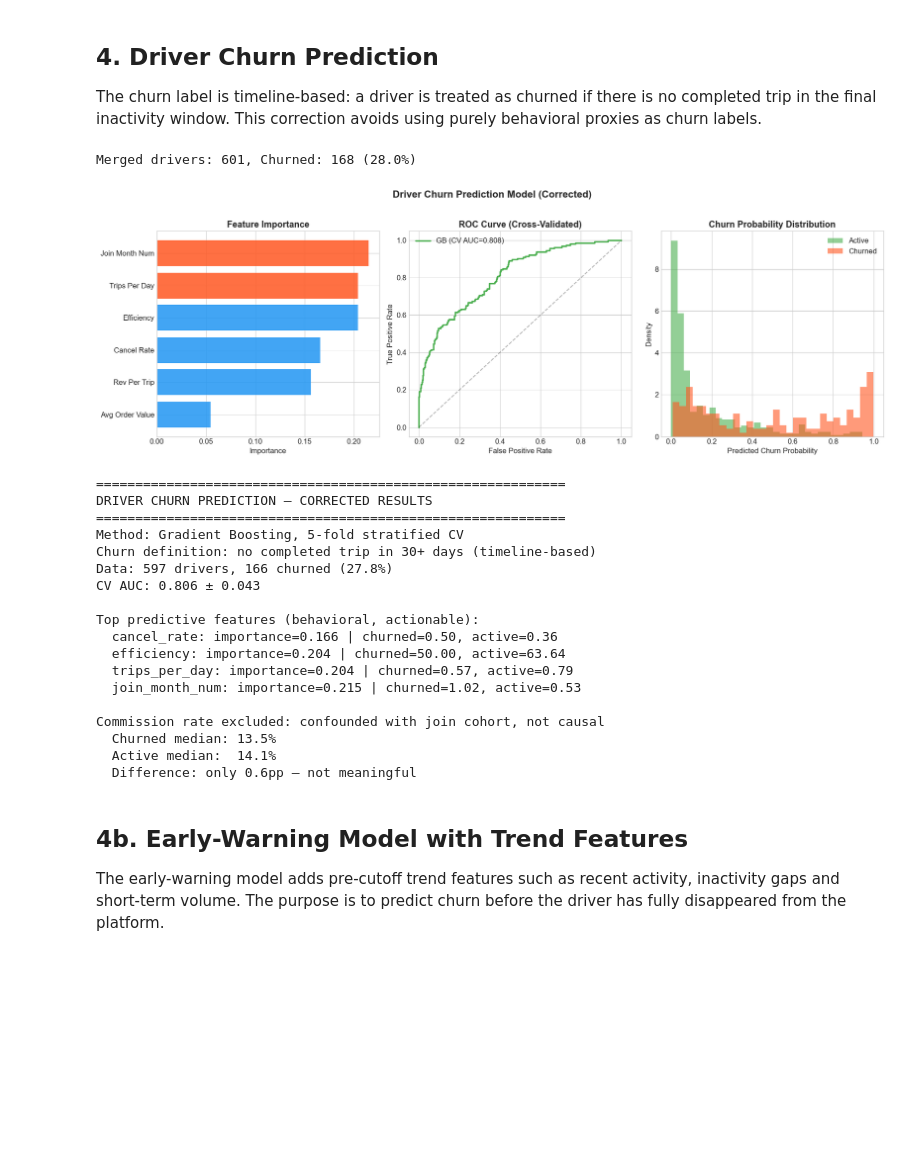
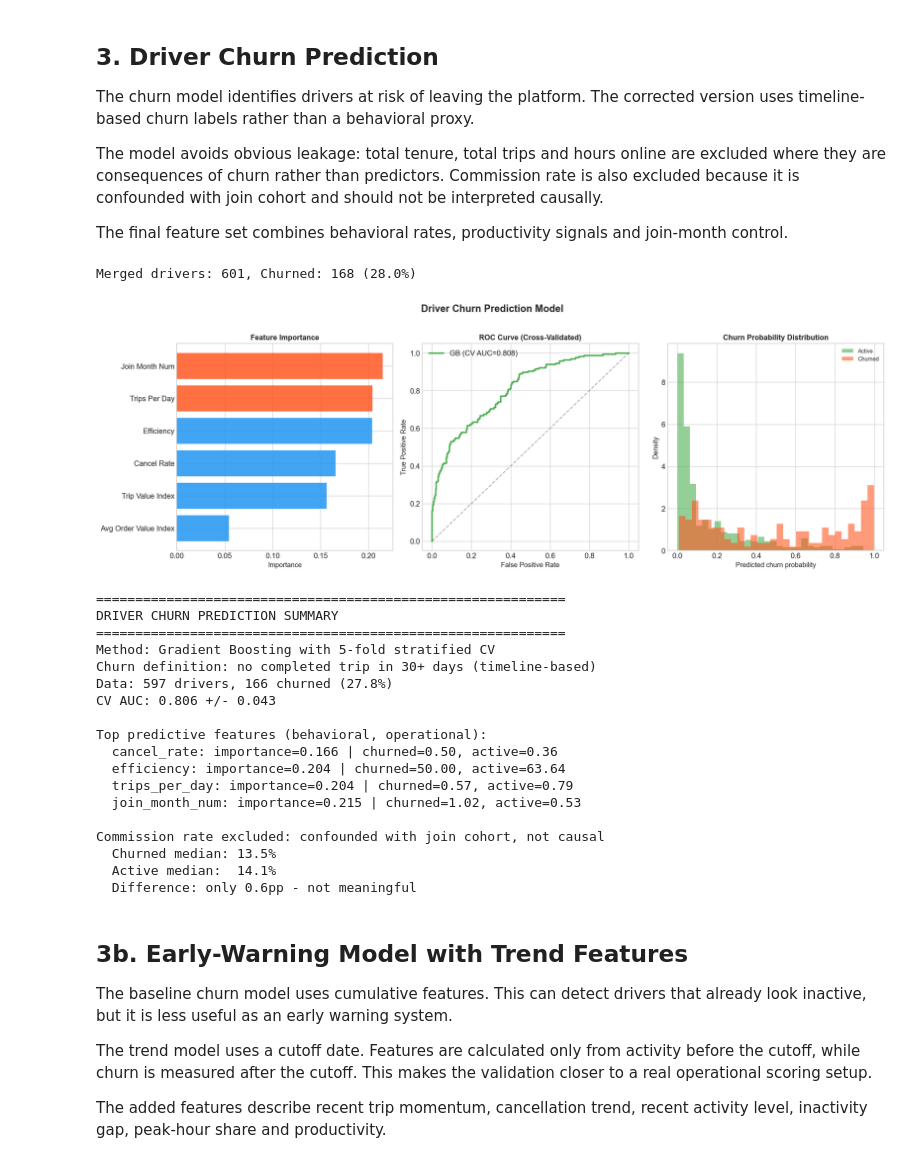
Before and after one commit to kryli/Thesis-work, a Jupyter notebook: notebooks/06_driver_ltv_churn_survival.ipynb, the cells around one changed output. Saved outputs shown, nothing was run; the diff lists cells and outputs as text; code cells hidden in the pictures; blank space fills up the shorter version.

```diff
--- a/notebooks/06_driver_ltv_churn_survival.ipynb
+++ b/notebooks/06_driver_ltv_churn_survival.ipynb
@@ -291,11 +347,17 @@ High-volume (≥51 trips) vs Low-volume:
 # %% [markdown]
-## 4. Driver Churn Prediction
+## 3. Driver Churn Prediction
 
-The churn label is timeline-based: a driver is treated as churned if there is no completed trip in the final inactivity window. This correction avoids using purely behavioral proxies as churn labels.
+The churn model identifies drivers at risk of leaving the platform. The corrected version uses timeline-based churn labels rather than a behavioral proxy.
+
+The model avoids obvious leakage: total tenure, total trips and hours online are excluded where they are consequences of churn rather than predictors. Commission rate is also excluded because it is confounded with join cohort and should not be interpreted causally.
+
+The final feature set combines behavioral rates, productivity signals and join-month control.
 # %%
-# KEY FIX: Use real timeline-based churn labels, not behavioral proxy
-# Join drivers.csv with orders via driver name (673/673 match)
+# Driver churn prediction
+# Use timeline-based churn labels rather than a behavioral proxy
+# Join driver attributes with order activity by driver name
 
+# Build driver timeline from completed orders
 completed_orders = df_new[df_new['Текущий статус'].str.contains('Выполнен', na=False)].copy()
 completed_orders['driver_name'] = completed_orders['Исполнитель'].str.strip()
 completed_orders['date'] = pd.to_datetime(completed_orders['Дата создания'],
@@ -312,9 +374,11 @@ timeline['tenure_days'] = (timeline['last_trip'] - timeline['first_trip']).dt.da
 timeline['days_since_last'] = (observation_end - timeline['last_trip']).dt.days
 timeline['churned'] = (timeline['days_since_last'] > 30).astype(int)
 
+# Merge with drivers.csv features
 merged = timeline.merge(df_drv, left_on='driver_name', right_on='name', how='inner')
 print(f'Merged drivers: {len(merged)}, Churned: {merged["churned"].sum()} ({merged["churned"].mean()*100:.1f}%)')
 
+# Compute order-level features
 order_stats = completed_orders.groupby('driver_name').agg(
     avg_order_value=('Стоимость', lambda x: pd.to_numeric(
         x.astype(str).str.replace(',', '.'), errors='coerce').mean())
@@ -322,15 +386,26 @@ order_stats = completed_orders.groupby('driver_name').agg(
 merged = merged.merge(order_stats, on='driver_name', how='left')
 merged['trips_per_day'] = merged['n_trips'] / merged['tenure_days'].replace(0, 1)
 merged['join_month_num'] = (merged['first_trip'] - merged['first_trip'].min()).dt.days / 30
+merged['trip_value_index'] = merged['rev_per_trip'] / merged['rev_per_trip'].replace([np.inf, -np.inf], np.nan).median() * 100
+merged['avg_order_value_index'] = merged['avg_order_value'] / merged['avg_order_value'].replace([np.inf, -np.inf], np.nan).median() * 100
 
+# Leakage controls
+# Tenure, total trips and online hours are outcomes of activity, so they are excluded
+# Commission rate is confounded with join cohort:
+# early cohort: higher observed churn among early adopters
+# later cohort: lower observed churn after platform scaling
+# the small median difference should not be read as causal
 
-feature_cols = ['cancel_rate', 'efficiency', 'rev_per_trip',
-                'avg_order_value', 'trips_per_day', 'join_month_num']
+# Clean feature set
+# Behavioral rates plus join cohort as a control variable
+feature_cols = ['cancel_rate', 'efficiency', 'trip_value_index',
+                'avg_order_value_index', 'trips_per_day', 'join_month_num']
 
 merged_clean = merged.dropna(subset=['hours_online'])
 X = merged_clean[feature_cols].fillna(0)
 y = merged_clean['churned']
 
+# Gradient Boosting with cross-validation
 gb = GradientBoostingClassifier(n_estimators=200, max_depth=3, learning_rate=0.1,
                                  min_samples_leaf=10, random_state=42)
 cv = StratifiedKFold(n_splits=5, shuffle=True, random_state=42)
@@ -339,68 +414,81 @@ y_cv_proba = cross_val_predict(gb, X, y, cv=cv, method='predict_proba')[:, 1]
 cv_auc = roc_auc_score(y, y_cv_proba)
 fpr, tpr, _ = roc_curve(y, y_cv_proba)
 
+# Fit for feature importance
 gb.fit(X, y)
 feat_imp = pd.Series(gb.feature_importances_, index=feature_cols).sort_values(ascending=True)
 
+# Plot
 fig, axes = plt.subplots(1, 3, figsize=(18, 6))
 
+# Feature importance
 ax = axes[0]
 colors_fi = ['#FF5722' if v > feat_imp.quantile(0.75) else '#2196F3' for v in feat_imp.values]
 ax.barh(range(len(feat_imp)), feat_imp.values, color=colors_fi, alpha=0.85)
 ax.set_yticks(range(len(feat_imp)))
-ax.set_yticklabels([f.replace('_', ' ').title() for f in feat_imp.index])
+feature_labels = {
+    'cancel_rate': 'Cancel Rate',
+    'efficiency': 'Efficiency',
+    'trip_value_index': 'Trip Value Index',
+    'avg_order_value_index': 'Avg Order Value Index',
+    'trips_per_day': 'Trips Per Day',
+    'join_month_num': 'Join Month Num',
+}
+ax.set_yticklabels([feature_labels.get(f, f.replace('_', ' ').title()) for f in feat_imp.index])
 ax.set_title('Feature Importance', fontweight='bold')
 ax.set_xlabel('Importance')
 
+# ROC curve
 ax = axes[1]
 ax.plot(fpr, tpr, color='#4CAF50', linewidth=2.5, label=f'GB (CV AUC={cv_auc:.3f})')
 ax.plot([0,1], [0,1], 'k--', alpha=0.3)
 ax.set_title('ROC Curve (Cross-Validated)', fontweight='bold')
 ax.set_xlabel('False Positive Rate')
 ax.set_ylabel('True Positive Rate')
 ax.legend(fontsize=12)
 
+# Churn probability distribution
 ax = axes[2]
 ax.hist(y_cv_proba[y==0], bins=30, alpha=0.6, color='#4CAF50', label='Active', density=True)
 ax.hist(y_cv_proba[y==1], bins=30, alpha=0.6, color='#FF5722', label='Churned', density=True)
 ax.set_title('Churn Probability Distribution', fontweight='bold')
 ax.set_xlabel('Predicted Churn Probability')
 ax.set_ylabel('Density')
 ax.legend()
 
-plt.suptitle('Driver Churn Prediction Model (Corrected)', fontsize=16, fontweight='bold', y=1.02)
+plt.suptitle('Driver Churn Prediction Model', fontsize=16, fontweight='bold', y=1.02)
 plt.tight_layout()
 plt.savefig('figures/fig_driver_churn_prediction.png', dpi=150, bbox_inches='tight')
 plt.show()
 
 print(f'\n{"="*60}')
-print(f'DRIVER CHURN PREDICTION — CORRECTED RESULTS')
+print(f'DRIVER CHURN PREDICTION SUMMARY')
 print(f'{"="*60}')
-print(f'Method: Gradient Boosting, 5-fold stratified CV')
+print(f'Method: Gradient Boosting with 5-fold stratified CV')
 print(f'Churn definition: no completed trip in 30+ days (timeline-based)')
 print(f'Data: {len(merged_clean)} drivers, {y.sum()} churned ({y.mean()*100:.1f}%)')
-print(f'CV AUC: {cv_scores.mean():.3f} ± {cv_scores.std():.3f}')
-print(f'\nTop predictive features (behavioral, actionable):')
+print(f'CV AUC: {cv_scores.mean():.3f} +/- {cv_scores.std():.3f}')
+print(f'\nTop predictive features (behavioral, operational):')
 for feat, imp in feat_imp.tail(4).items():
     ch = merged_clean.loc[y==1, feat].median()
     ac = merged_clean.loc[y==0, feat].median()
     print(f'  {feat}: importance={imp:.3f} | churned={ch:.2f}, active={ac:.2f}')
 print(f'\nCommission rate excluded: confounded with join cohort, not causal')
 print(f'  Churned median: {merged_clean.loc[y==1, "commission_rate"].median()*100:.1f}%')
 print(f'  Active median:  {merged_clean.loc[y==0, "commission_rate"].median()*100:.1f}%')
-print(f'  Difference: only 0.6pp — not meaningful')
+print(f'  Difference: only 0.6pp - not meaningful')
 # %% [output]
 Merged drivers: 601, Churned: 168 (28.0%)
-[figure, old version]
+[figure, new version]
 ============================================================
-DRIVER CHURN PREDICTION — CORRECTED RESULTS
+DRIVER CHURN PREDICTION SUMMARY
 ============================================================
-Method: Gradient Boosting, 5-fold stratified CV
+Method: Gradient Boosting with 5-fold stratified CV
 Churn definition: no completed trip in 30+ days (timeline-based)
 Data: 597 drivers, 166 churned (27.8%)
-CV AUC: 0.806 ± 0.043
+CV AUC: 0.806 +/- 0.043
 
-Top predictive features (behavioral, actionable):
+Top predictive features (behavioral, operational):
   cancel_rate: importance=0.166 | churned=0.50, active=0.36
   efficiency: importance=0.204 | churned=50.00, active=63.64
   trips_per_day: importance=0.204 | churned=0.57, active=0.79
@@ -409,9 +497,13 @@ Top predictive features (behavioral, actionable):
 Commission rate excluded: confounded with join cohort, not causal
   Churned median: 13.5%
   Active median:  14.1%
-  Difference: only 0.6pp — not meaningful
+  Difference: only 0.6pp - not meaningful
 # %% [markdown]
-## 4b. Early-Warning Model with Trend Features
+## 3b. Early-Warning Model with Trend Features
 
-The early-warning model adds pre-cutoff trend features such as recent activity, inactivity gaps and short-term volume. The purpose is to predict churn before the driver has fully disappeared from the platform.
+The baseline churn model uses cumulative features. This can detect drivers that already look inactive, but it is less useful as an early warning system.
+
+The trend model uses a cutoff date. Features are calculated only from activity before the cutoff, while churn is measured after the cutoff. This makes the validation closer to a real operational scoring setup.
+
+The added features describe recent trip momentum, cancellation trend, recent activity level, inactivity gap, peak-hour share and productivity.
 # %%
```
Also changed, not shown: parts of 13 cells of this notebook, 9 other files.
